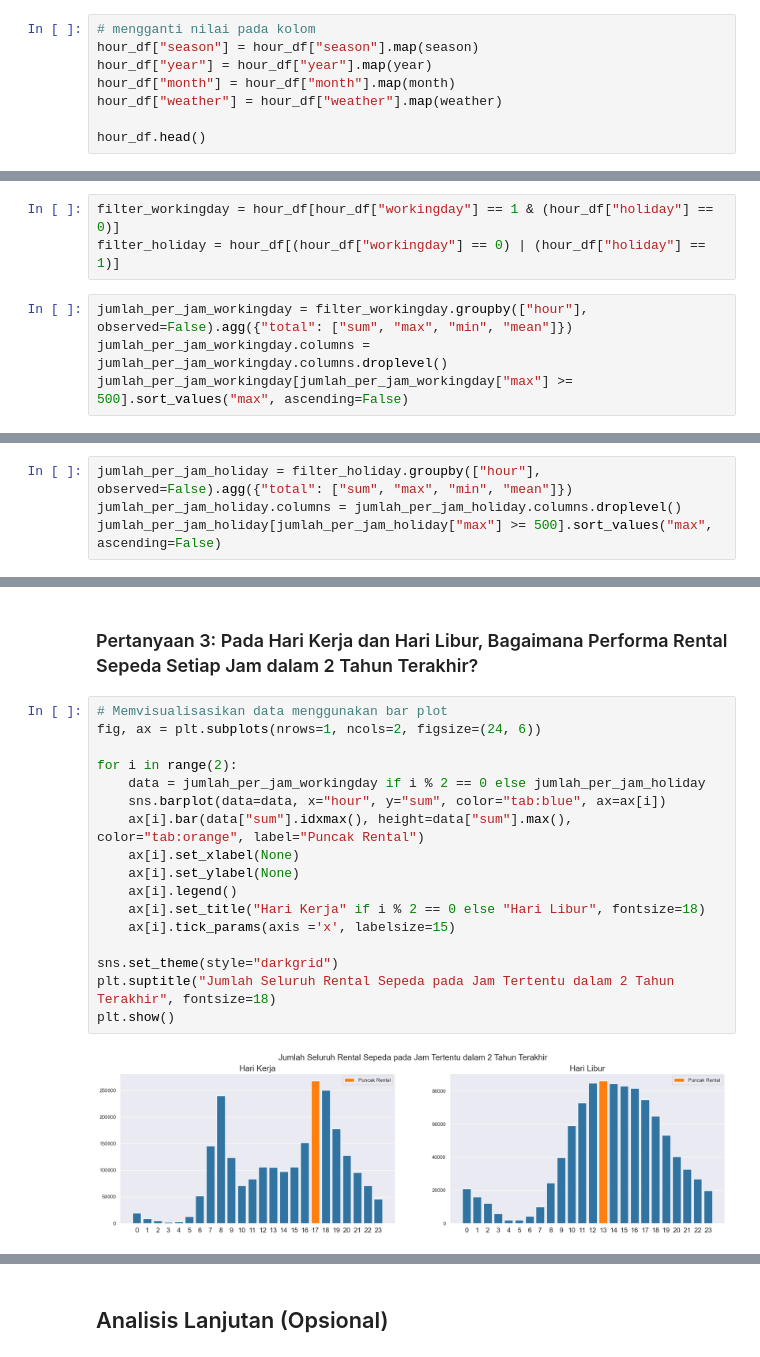
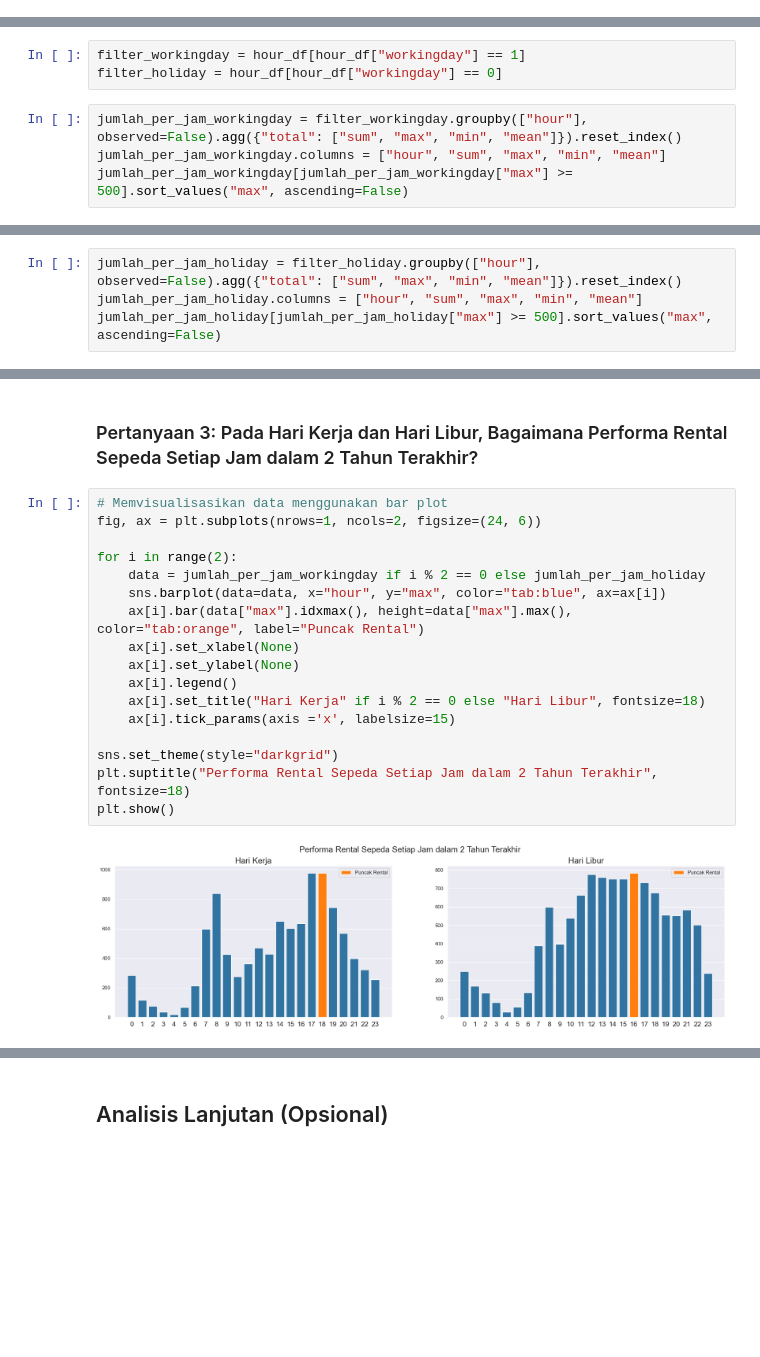
Before and after one commit to noxzym/bike-sharing-dicoding-data-analyst, a Jupyter notebook: notebook.ipynb, the cells around one changed output, grey strips where cells are left out. Cells and saved outputs as stored; diff of their text form; blank space fills up the shorter version.

```diff
--- a/notebook.ipynb
+++ b/notebook.ipynb
@@ -327,8 +306,0 @@ hour_df.head()
-# %%
-# mengganti nilai pada kolom
-hour_df["season"] = hour_df["season"].map(season)
-hour_df["year"] = hour_df["year"].map(year)
-hour_df["month"] = hour_df["month"].map(month)
-hour_df["weather"] = hour_df["weather"].map(weather)
-
-hour_df.head()
@@ -453,10 +413,10 @@ jumlah_per_cuaca.sort_values("sum", ascending=False)
 # %% [markdown]
 ### DataFrame `hour_df`
 # %%
-filter_workingday = hour_df[hour_df["workingday"] == 1 & (hour_df["holiday"] == 0)]
-filter_holiday = hour_df[(hour_df["workingday"] == 0) | (hour_df["holiday"] == 1)]
+filter_workingday = hour_df[hour_df["workingday"] == 1]
+filter_holiday = hour_df[hour_df["workingday"] == 0]
 # %%
-jumlah_per_jam_workingday = filter_workingday.groupby(["hour"], observed=False).agg({"total": ["sum", "max", "min", "mean"]})
-jumlah_per_jam_workingday.columns = jumlah_per_jam_workingday.columns.droplevel()
+jumlah_per_jam_workingday = filter_workingday.groupby(["hour"], observed=False).agg({"total": ["sum", "max", "min", "mean"]}).reset_index()
+jumlah_per_jam_workingday.columns = ["hour", "sum", "max", "min", "mean"]
 jumlah_per_jam_workingday[jumlah_per_jam_workingday["max"] >= 500].sort_values("max", ascending=False)
 # %% [output]
@@ -478,5 +433,5 @@ jumlah_per_jam_workingday[jumlah_per_jam_workingday["max"] >= 500].sort_values("
 # %%
-jumlah_per_jam_holiday = filter_holiday.groupby(["hour"], observed=False).agg({"total": ["sum", "max", "min", "mean"]})
-jumlah_per_jam_holiday.columns = jumlah_per_jam_holiday.columns.droplevel()
+jumlah_per_jam_holiday = filter_holiday.groupby(["hour"], observed=False).agg({"total": ["sum", "max", "min", "mean"]}).reset_index()
+jumlah_per_jam_holiday.columns = ["hour", "sum", "max", "min", "mean"]
 jumlah_per_jam_holiday[jumlah_per_jam_holiday["max"] >= 500].sort_values("max", ascending=False)
 # %% [output]
@@ -614,19 +562,19 @@ plt.show()
 # %%
 # Memvisualisasikan data menggunakan bar plot
 fig, ax = plt.subplots(nrows=1, ncols=2, figsize=(24, 6))
 
 for i in range(2):
     data = jumlah_per_jam_workingday if i % 2 == 0 else jumlah_per_jam_holiday
-    sns.barplot(data=data, x="hour", y="sum", color="tab:blue", ax=ax[i])
-    ax[i].bar(data["sum"].idxmax(), height=data["sum"].max(), color="tab:orange", label="Puncak Rental")
+    sns.barplot(data=data, x="hour", y="max", color="tab:blue", ax=ax[i])
+    ax[i].bar(data["max"].idxmax(), height=data["max"].max(), color="tab:orange", label="Puncak Rental")
     ax[i].set_xlabel(None)
     ax[i].set_ylabel(None)
     ax[i].legend()
     ax[i].set_title("Hari Kerja" if i % 2 == 0 else "Hari Libur", fontsize=18)
     ax[i].tick_params(axis ='x', labelsize=15)
 
 sns.set_theme(style="darkgrid")
-plt.suptitle("Jumlah Seluruh Rental Sepeda pada Jam Tertentu dalam 2 Tahun Terakhir", fontsize=18)
+plt.suptitle("Performa Rental Sepeda Setiap Jam dalam 2 Tahun Terakhir", fontsize=18)
 plt.show()
 # %% [output]
-[figure, old version]
+[figure, new version]
```
Also changed, not shown: parts of 30 cells of this notebook.
